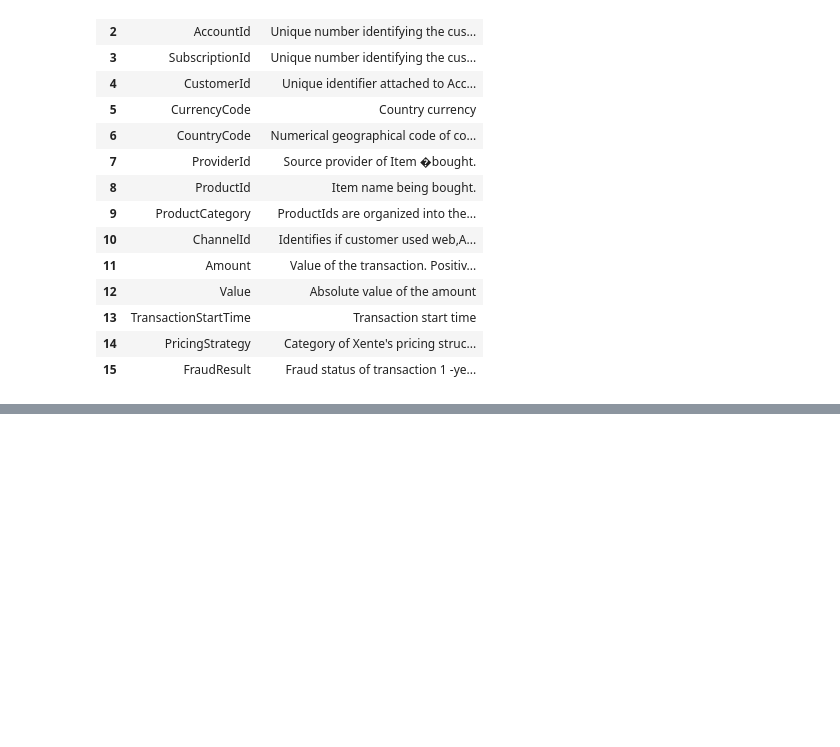
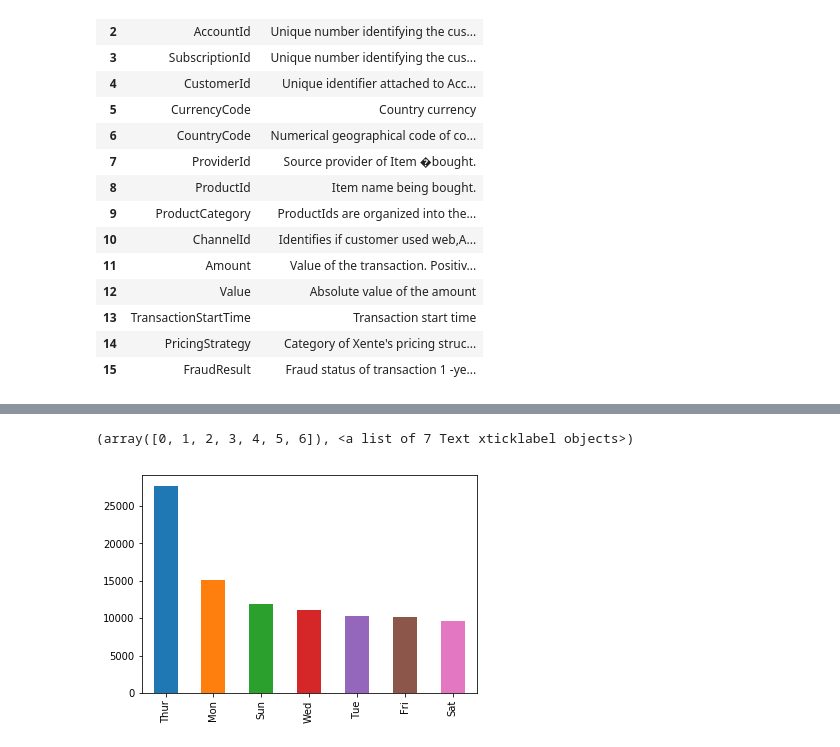
Before and after one commit to risenW/datasist, a Jupyter notebook: visualz/visualz/xente challenge.ipynb, the cells around one changed output, grey strips where cells are left out. Saved outputs shown, nothing was run; the diff lists cells and outputs as text; code cells hidden in the pictures; blank space fills up the shorter version.

```diff
--- a/visualz/visualz/xente challenge.ipynb
+++ b/visualz/visualz/xente challenge.ipynb
@@ -120,0 +67,10 @@ dtype: int64
+# %%
+#get the value count of the column
+v_count = a['TransactionStartTime_dayofweek'].value_counts()
+dic = {0: 'Sun', 1:'Mon', 2: 'Tue', 3: 'Wed', 4: 'Thur', 5: 'Fri', 6: 'Sat'}
+v_count.index = list(map(lambda x: dic[x], list(v_count.index)))
+v_count.plot.bar()
+plt.xticks(rotation=90)
+# %% [output]
+(array([0, 1, 2, 3, 4, 5, 6]), <a list of 7 Text xticklabel objects>)
+[figure, added]
```
Also changed, not shown: parts of 12 cells of this notebook, 2 other files.
